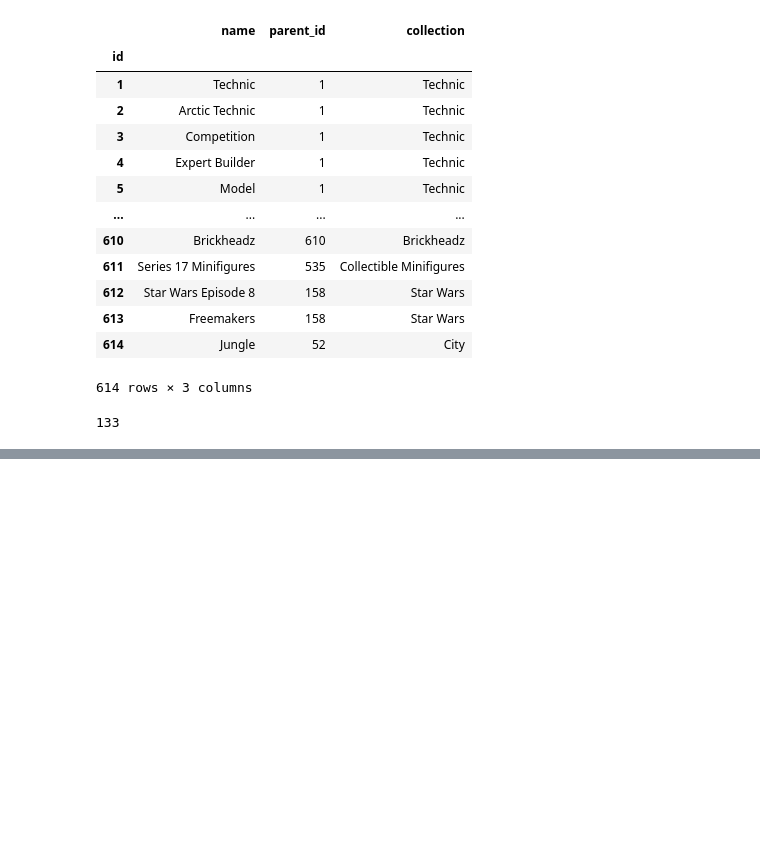
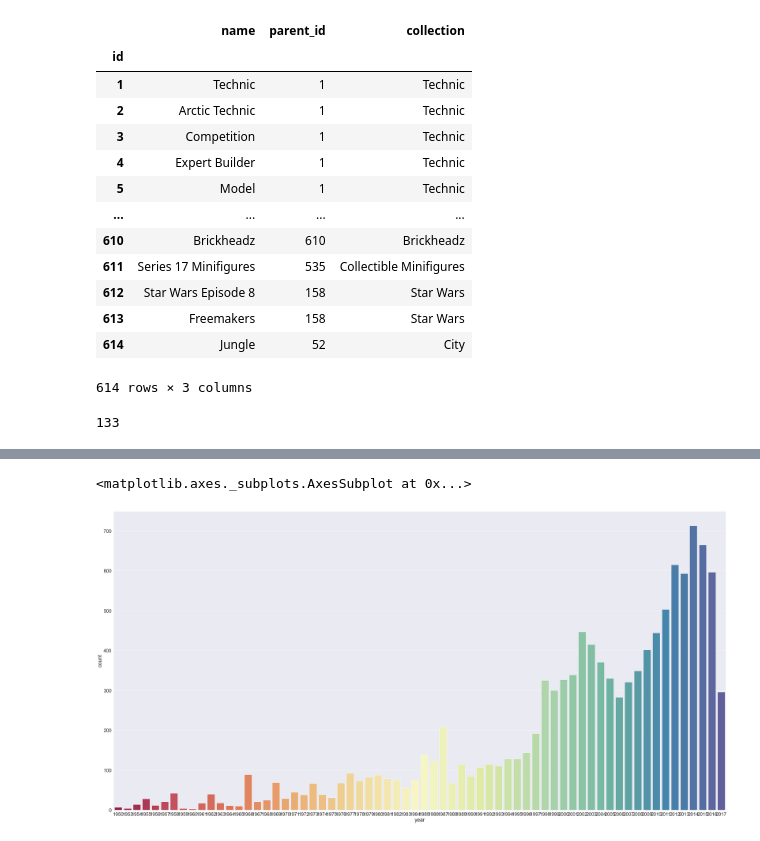
Before and after one commit to aucoeur/DS1.1-Final-Project, a Jupyter notebook: DS1.1-final-working.ipynb, the cells around one changed output, grey strips where cells are left out. Cells and saved outputs as stored; diff of their text form; code cells hidden in the pictures; blank space fills up the shorter version.

```diff
--- a/DS1.1-final-working.ipynb
+++ b/DS1.1-final-working.ipynb
@@ -155,0 +176,3 @@ unique_df.to_frame()
+# %%
+df_sets = pd.read_csv('lego_db/sets.csv')
+df_sets.sample(5)
@@ -155,0 +224,7 @@ unique_df.to_frame()
+# %%
+plt.rc("figure", figsize=(50, 25))
+sns.set(font_scale=2)
+sns.countplot(x='year', data=df_sets.sort_values(by='year', ascending=False), palette='Spectral')
+# %% [output]
+<matplotlib.axes._subplots.AxesSubplot at 0x...>
+[figure, added]
```
Also changed, not shown: parts of 13 cells of this notebook.
